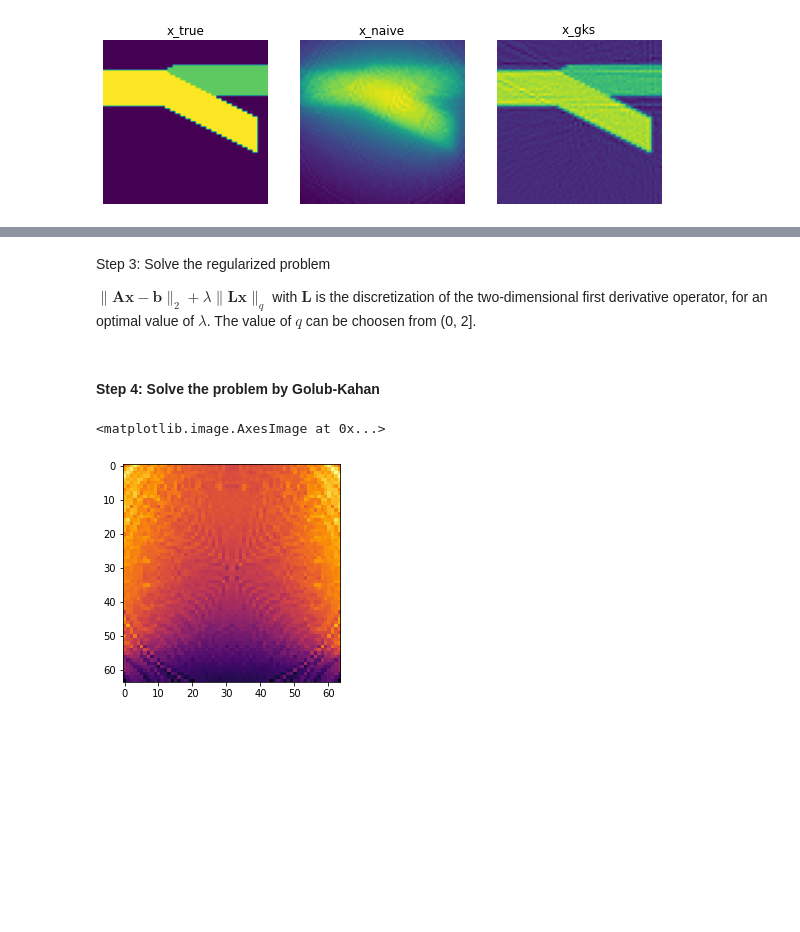
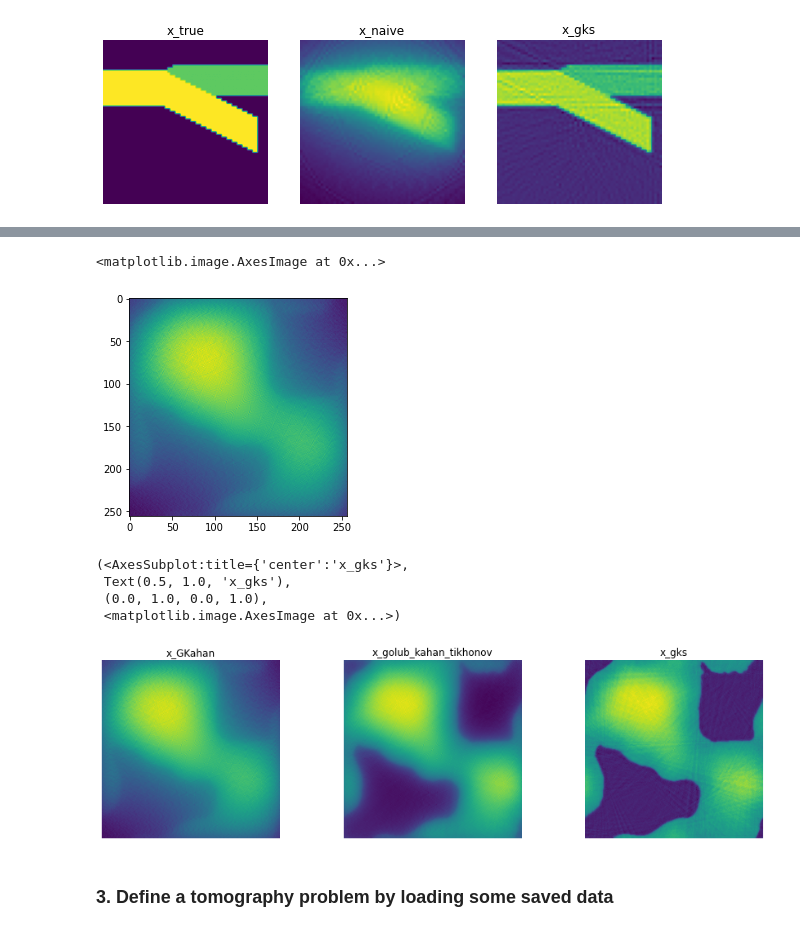
Before and after one commit to mpasha3/trips-py, a Jupyter notebook: demos/demo_ill-posedness_Tomo.ipynb, the cells around one changed output, grey strips where cells are left out. Drawn from its saved outputs; the diff is of its cells as text; code cells hidden in the pictures; blank space fills up the shorter version.

Commit message:
added all changed in demo_ill-posedness_Tomo.ipynb

```diff
--- a/demos/demo_ill-posedness_Tomo.ipynb
+++ b/demos/demo_ill-posedness_Tomo.ipynb
@@ -131,0 +137,21 @@ plt.subplot(1,3,3), plt.title('x_gks'), plt.axis('off'), plt.imshow(x_gks.reshap
+# %%
+# Define an object of the class Tomogrpahy
+Tomo1 = Tomography()
+# Specify the dimensions of the phantom and the number of angels
+views = 90
+nx = 256
+ny = 256
+# Step 1: Define the true solution.
+# Options are: grains, smooth, tectonic, threephases, ppower
+testproblem = 'ppower'
+(x_true, nx, ny) = Tomo1.gen_true(nx, ny, testproblem)
+# Step 2: Define the operator as a matrix
+A = Tomo1.forward_Op(x_true, nx, ny, views)
+# Generate the data: We can skip Step 1 and generate the sinogram and the operator by the following lines
+(A, b_true, p, q, AforMatrixOperation) = Tomo1.gen_data(x_true, True, nx, ny, views)
+# Add noise in the true simulated sinogram b_true
+# The opt defines the type of the noise. Options are Gaussian, Laplace, and Poisson
+# The noise level defines the percentage of the noise added in the data. A value 0.1 means 10% additive noise
+(b, e) = Tomo1.add_noise(b_true = b_true, opt = 'Gaussian', noise_level = 0.001)
+delta = np.linalg.norm(e)
+b_vec = b.reshape((-1,1))
@@ -148,11 +177,0 @@ scipy.__version__
-# %%
-# Tomography test problem
-sizex = 64
-sizey = 64
-Tomo = Tomography(sizex = sizex, sizey = sizey)
-# To generate a small scale problem, set generate_matrix = True, otherwise generate_matrix = False
-generate_matrix = True
-if generate_matrix == True:
-        A = Tomo.forward_Op_mat(sizex, sizey)
-else:
-        A = Tomo.forward_Op(sizex, sizey)
@@ -197,23 +178,14 @@ plt.show()
-# %% [markdown]
-
-Step 3: Solve the regularized problem
-
-$\|\mathbf A{\mathbf x} - {\mathbf b}\|_2 + \lambda \|\mathbf L\mathbf x\|_q$ with $\mathbf L$ is the discretization of the two-dimensional first derivative operator, for an optimal value of $\lambda$. The value of $q$ can be choosen from (0, 2].
-# %% [markdown]
-#### Step 4: Solve the problem by Golub-Kahan
 # %%
-b_vec = b.reshape((-1,1))
+# Compute a solution Golub-Kahan
 projection_dim = 10
-(U, B, V) = generalized_golub_kahan(A, b_vec, projection_dim)
+(U, B, V) = golub_kahan(A, b_vec, projection_dim)
 VV = V
 UU = U[:, 0:-1]
 HH = B[0:-1, :]
 bhat = UU.T.dot(b_vec)
 y_tikh = np.linalg.solve(HH.T*HH, bhat)
 x_GKahan = VV.dot(y_tikh)
-x_GKahan = np.reshape(x_GKahan, shape)
-x_GKahan.shape
-plt.imshow(x_GKahan)
+plt.imshow(x_GKahan.reshape((nx,ny)))
 # %% [output]
 <matplotlib.image.AxesImage at 0x...>
-[figure, old version]
+[figure, new version]
@@ -225,0 +202,13 @@ L = first_derivative_operator_2d(nx= sizex, ny = sizey)
+# %%
+plt.figure(figsize=(15,4))
+plt.subplot(1,3,1), plt.title('x_GKahan'), plt.axis('off'), plt.imshow(x_GKahan.reshape((nx,ny)))
+plt.subplot(1,3,2), plt.title('x_golub_kahan_tikhonov'), plt.axis('off'), plt.imshow(xgolub_kahan_tikhonov.reshape((nx, ny)))
+plt.subplot(1,3,3), plt.title('x_gks'), plt.axis('off'), plt.imshow(x_gks.reshape((nx,ny)))
+# %% [output]
+(<AxesSubplot:title={'center':'x_gks'}>,
+ Text(0.5, 1.0, 'x_gks'),
+ (0.0, 1.0, 0.0, 1.0),
+ <matplotlib.image.AxesImage at 0x...>)
+[figure, added]
+# %% [markdown]
+### 3. Define a tomography problem by loading some saved data
```
Also changed, not shown: parts of 20 cells of this notebook.
